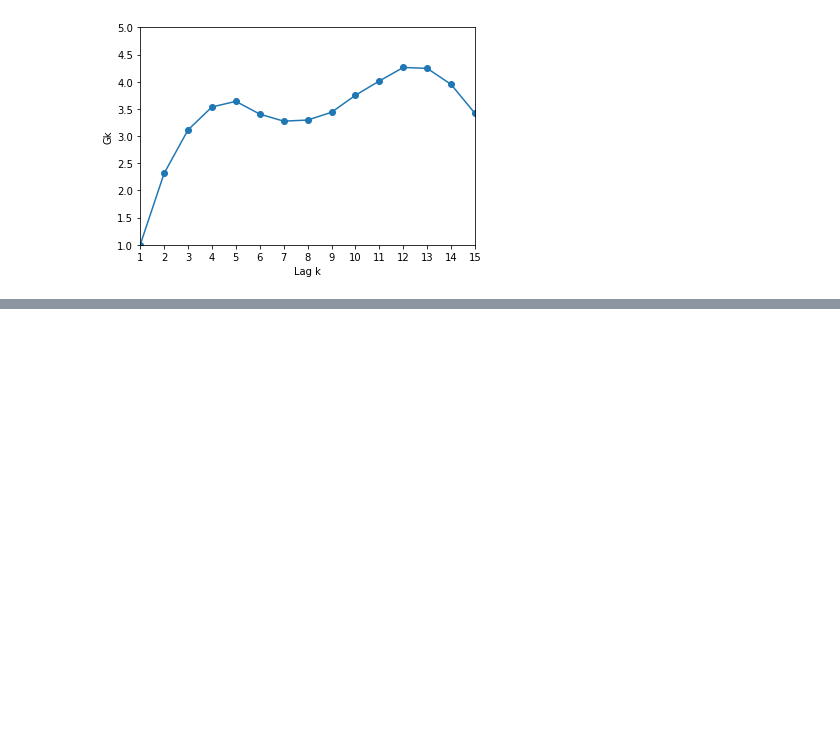
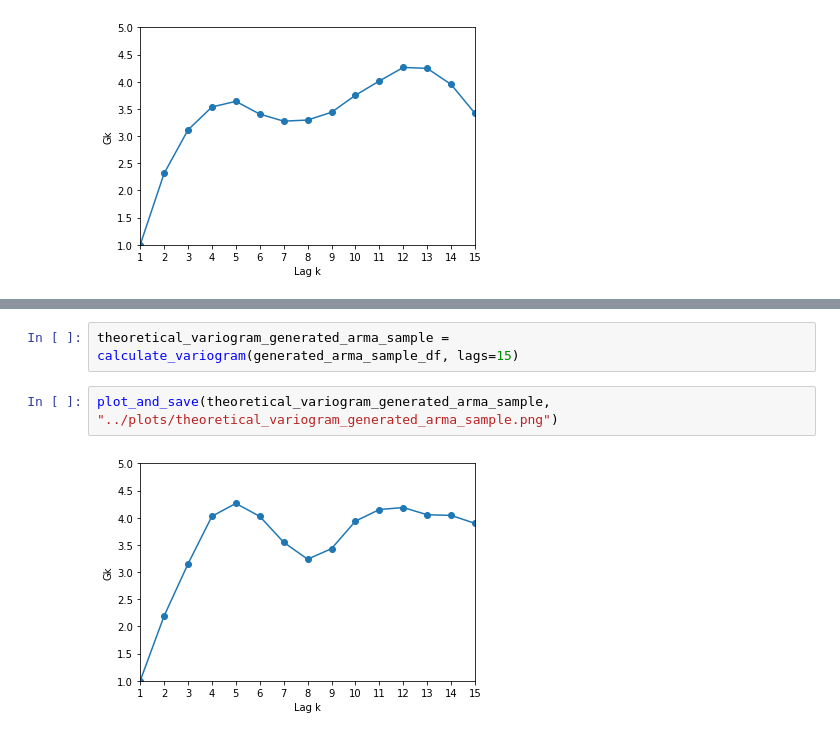
Before and after one commit to tadatoshi/time_series_plot_auto_analysis, a Jupyter notebook: notebooks/ceramic_furnace.ipynb, the cells around one changed output, grey strips where cells are left out. Saved outputs shown, nothing was run; the diff lists cells and outputs as text; blank space fills up the shorter version.

Commit message:
Attempted to create a clean theoretical variogram.

```diff
--- a/notebooks/ceramic_furnace.ipynb
+++ b/notebooks/ceramic_furnace.ipynb
@@ -366,0 +386,6 @@ plot_and_save(variogram_furnace_data, "../plots/ceramic_furnace_variogram_2.png"
+# %%
+theoretical_variogram_generated_arma_sample = calculate_variogram(generated_arma_sample_df, lags=15)
+# %%
+plot_and_save(theoretical_variogram_generated_arma_sample, "../plots/theoretical_variogram_generated_arma_sample.png")
+# %% [output]
+[figure, added]
```
Also changed, not shown: parts of 7 cells of this notebook.
